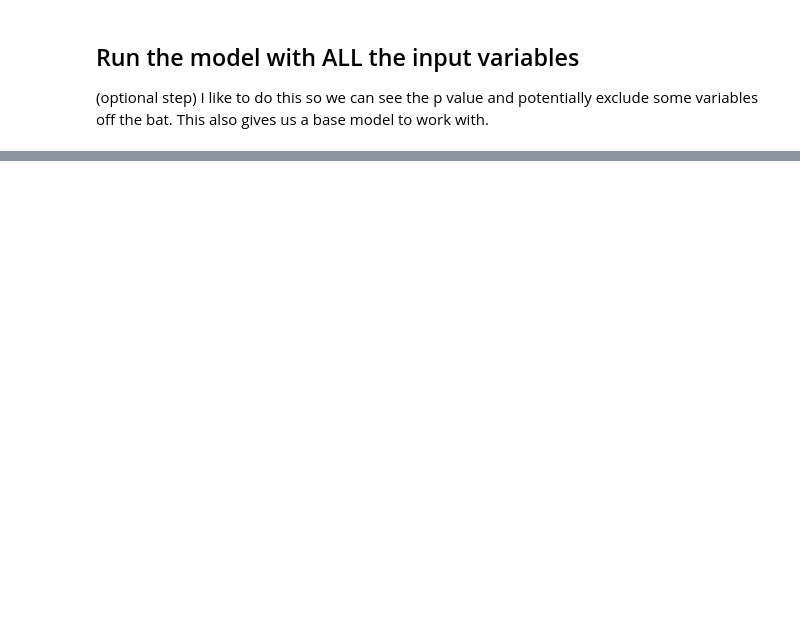
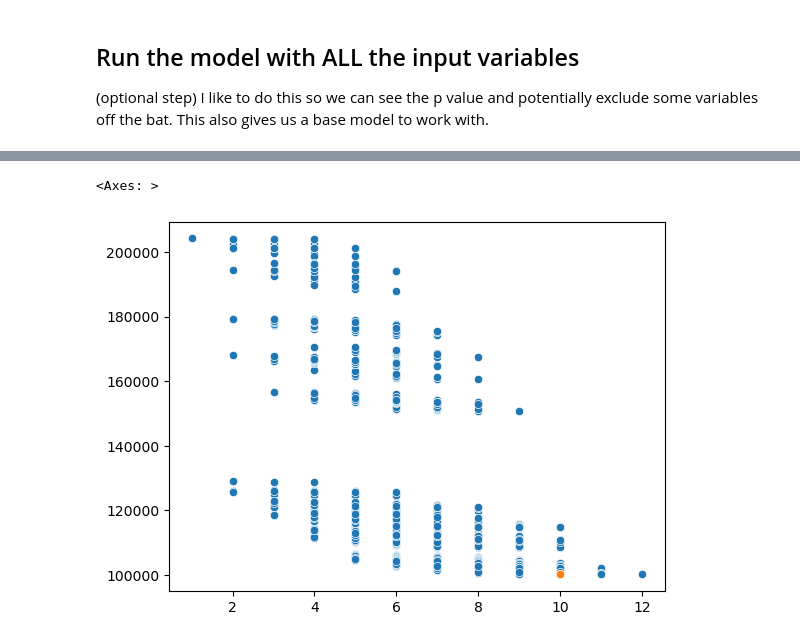
Before and after one commit to ekg-21/econ3203_Y, a Jupyter notebook: model_template.ipynb, the cells around one changed output, grey strips where cells are left out. Drawn from its saved outputs; the diff is of its cells as text; code cells hidden in the pictures; blank space fills up the shorter version.

```diff
--- a/model_template.ipynb
+++ b/model_template.ipynb
@@ -110,11 +123,13 @@ strong multicollinearity or other numerical problems.
 # %%
-import itertools
-import time
+# Train and test sets
+train = data.sample(frac=0.8, random_state=1)
+test = data[data.index.isin(train.index)==False]
 
 # Initialize lists to store metrics
 aic = []
 bic = []
 p = []
+test_mse = []
 
 # Start time measurement
 start_time = time.time()
@@ -123,10 +138,10 @@ count = 1
 
 # Null model with just the intercept
 formula = 'Withdraw ~ 1'
-data = pd.concat([y,X], axis=1)
 model = ols(formula, data=data).fit()
 aic.append(model.aic)
 bic.append(model.bic)
+test_mse.append(comp_test_mse(model, test))
 p.append(1)
 
 # Initialize best metrics with the null model
@@ -136,13 +151,20 @@ best_model_aic = formula
 best_model_bic = formula
 best_p_aic = 1
 best_p_bic = 1
+best_test_mse = test_mse[-1]
+best_model_test_mse = formula
 
 # Iterate over all combinations of predictors
 for i in range(1, len(X.columns) + 1):
+
+    # Reintialise best_train_mse for each i
+    best_train_mse = np.inf
+
     for combo in itertools.combinations(X.columns, i):
         # Create the model formula
         formula = f'Withdraw ~ {" + ".join(combo)}'
         model = ols(formula, data=data).fit()
+        train_mse = np.mean(model.resid ** 2)
 
         # Store the AIC, BIC, and number of parameters using append
         aic.append(model.aic)
@@ -163,10 +185,26 @@ for i in range(1, len(X.columns) + 1):
 
         count += 1
 
-end_time = time.time()
-elapsed_time = end_time - start_time
+        #use train MSE to select the best set for a given number of predictors i
+        if train_mse < best_train_mse:
+            best_model_train_mse = formula
+            best_model_fit_train_mse = model
+            best_train_mse = train_mse
+
+    # once the best set was found for given i compute test mse
+    test_mse.append(comp_test_mse(best_model_fit_train_mse, test))
+
+    # Update best model based on test_mse if current model is better
+    if test_mse[-1] < best_test_mse:
+        best_model_test_mse = best_model_train_mse
+        best_test_mse = test_mse[-1]
+        best_p_test = i + 1
+
+    end_time = time.time()
+    elapsed_time = end_time - start_time
 
 # Output the best model
-print(f"Best subset selection took {count} iterations and {elapsed_time:.2f} seconds")
-print(f"Best model based on AIC={best_aic:.2f} with {best_p_aic} parameters (incl. intercept):\n {best_model_aic}")
-print(f"Best model based on BIC={best_bic:.2f} with {best_p_bic} parameters (incl. intercept):\n {best_model_bic}")
+print(f"Best subset selection took {count} iterations and {elapsed_time:.2f} seconds. Best model based on each statistic is as follows (includes intercept):")
+print(f"AIC={best_aic:.2f} with {best_p_aic} parameters:\n {best_model_aic}\n")
+print(f"BIC={best_bic:.2f} with {best_p_bic} parameters:\n {best_model_bic}\n")
+print(f"test MSE: {best_test_mse:.2f} has {best_p_test} parameters:\n {best_model_test_mse}")
@@ -172,0 +221,6 @@ print(f"Best model based on BIC={best_bic:.2f} with {best_p_bic} parameters (inc
+# %%
+sns.scatterplot(x=p, y=aic)
+sns.scatterplot(x=[best_p_aic], y=[best_aic]) # note here we plot just one point, but we need to pass is as list, hence the []
+# %% [output]
+<Axes: >
+[figure, added]
```
Also changed, not shown: parts of 10 cells of this notebook.
